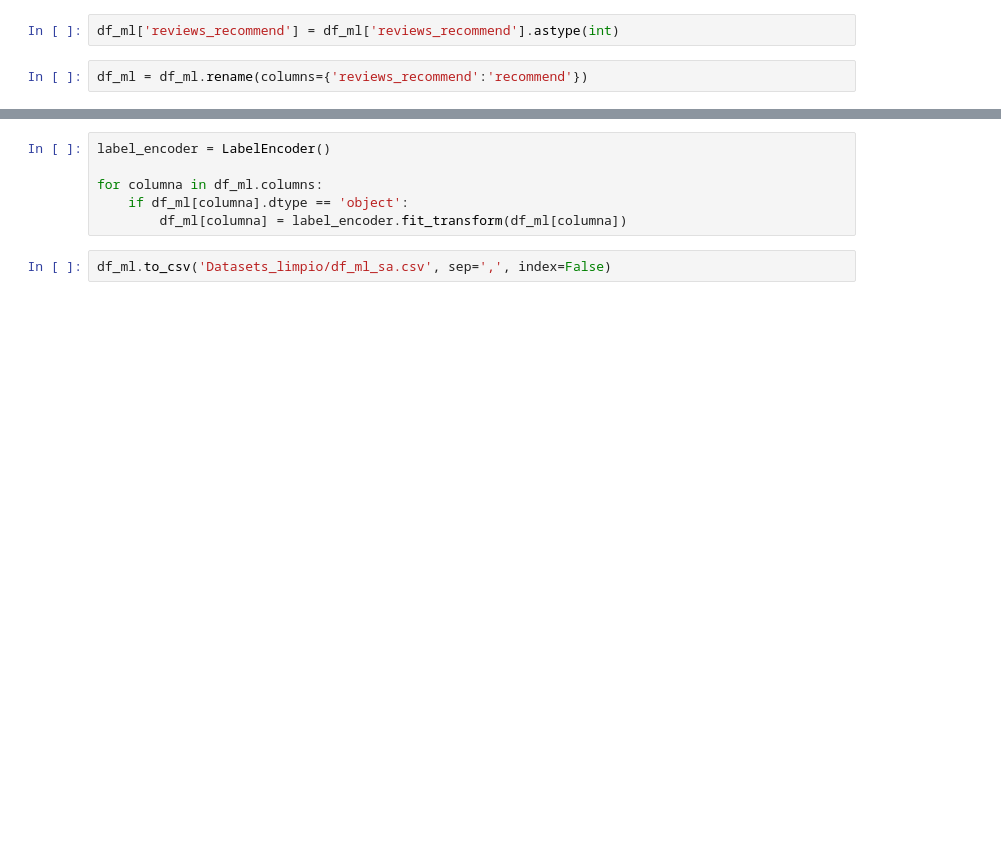
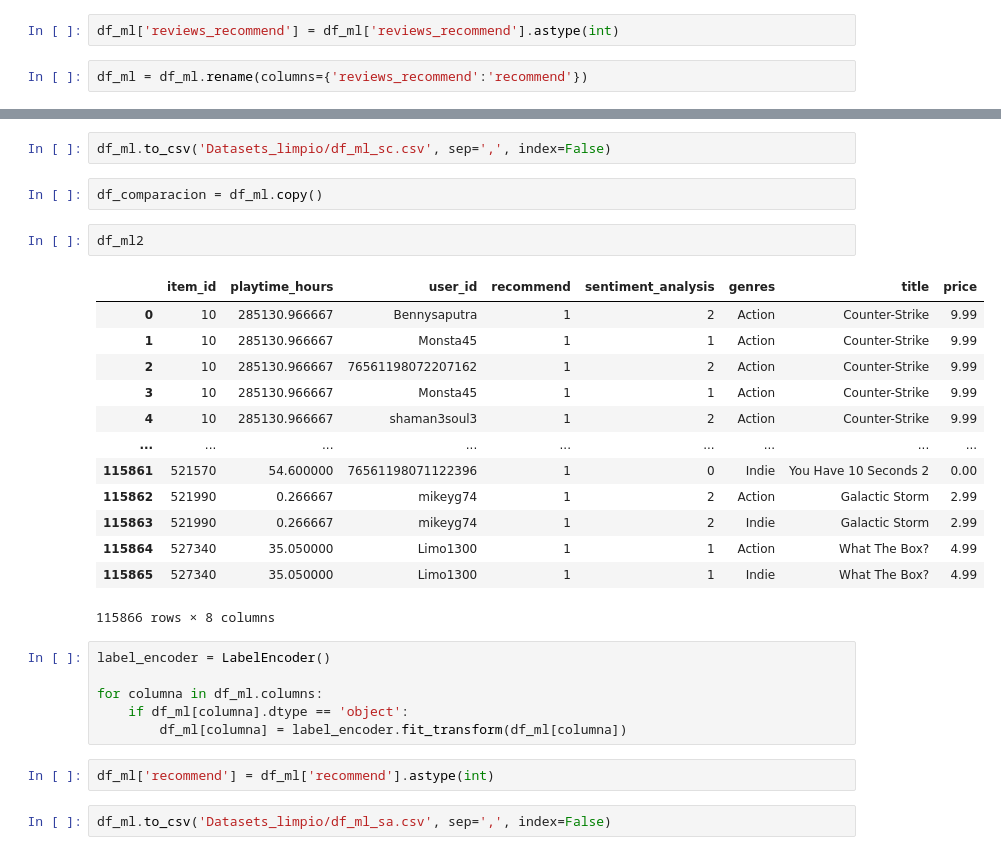
Before and after one commit to Alejo260894/Data-Science-Project-1, a Jupyter notebook: DF_ML.ipynb, the cells around one changed output, grey strips where cells are left out. Saved outputs shown, nothing was run; the diff lists cells and outputs as text; blank space fills up the shorter version.

```diff
--- a/DF_ML.ipynb
+++ b/DF_ML.ipynb
@@ -118,9 +134,31 @@ df_ml = df_ml.rename(columns={'reviews_recommend':'recommend'})
+# %%
+df_ml.to_csv('Datasets_limpio/df_ml_sc.csv', sep=',', index=False)
+# %%
+df_comparacion = df_ml.copy()
+# %%
+df_ml2
+# %% [output]
+|  | item_id | playtime_hours | user_id | recommend | sentiment_analysis | genres | title | price |
+| 0 | 10 | 285130.966667 | Bennysaputra | 1 | 2 | Action | Counter-Strike | 9.99 |
+| 1 | 10 | 285130.966667 | Monsta45 | 1 | 1 | Action | Counter-Strike | 9.99 |
+| 2 | 10 | 285130.966667 | 76561198072207162 | 1 | 2 | Action | Counter-Strike | 9.99 |
+| 3 | 10 | 285130.966667 | Monsta45 | 1 | 1 | Action | Counter-Strike | 9.99 |
+| 4 | 10 | 285130.966667 | shaman3soul3 | 1 | 2 | Action | Counter-Strike | 9.99 |
+| ... | ... | ... | ... | ... | ... | ... | ... | ... |
+| 115861 | 521570 | 54.600000 | 76561198071122396 | 1 | 0 | Indie | You Have 10 Seconds 2 | 0.00 |
+| 115862 | 521990 | 0.266667 | mikeyg74 | 1 | 2 | Action | Galactic Storm | 2.99 |
+| 115863 | 521990 | 0.266667 | mikeyg74 | 1 | 2 | Indie | Galactic Storm | 2.99 |
+| 115864 | 527340 | 35.050000 | Limo1300 | 1 | 1 | Action | What The Box? | 4.99 |
+| 115865 | 527340 | 35.050000 | Limo1300 | 1 | 1 | Indie | What The Box? | 4.99 |
+115866 rows × 8 columns
 # %%
 label_encoder = LabelEncoder()
 
 for columna in df_ml.columns:
     if df_ml[columna].dtype == 'object':
         df_ml[columna] = label_encoder.fit_transform(df_ml[columna])
+# %%
+df_ml['recommend'] = df_ml['recommend'].astype(int)
 # %%
 df_ml.to_csv('Datasets_limpio/df_ml_sa.csv', sep=',', index=False)
 # %%
```
Also changed, not shown: parts of 13 cells of this notebook, 1 other file.
